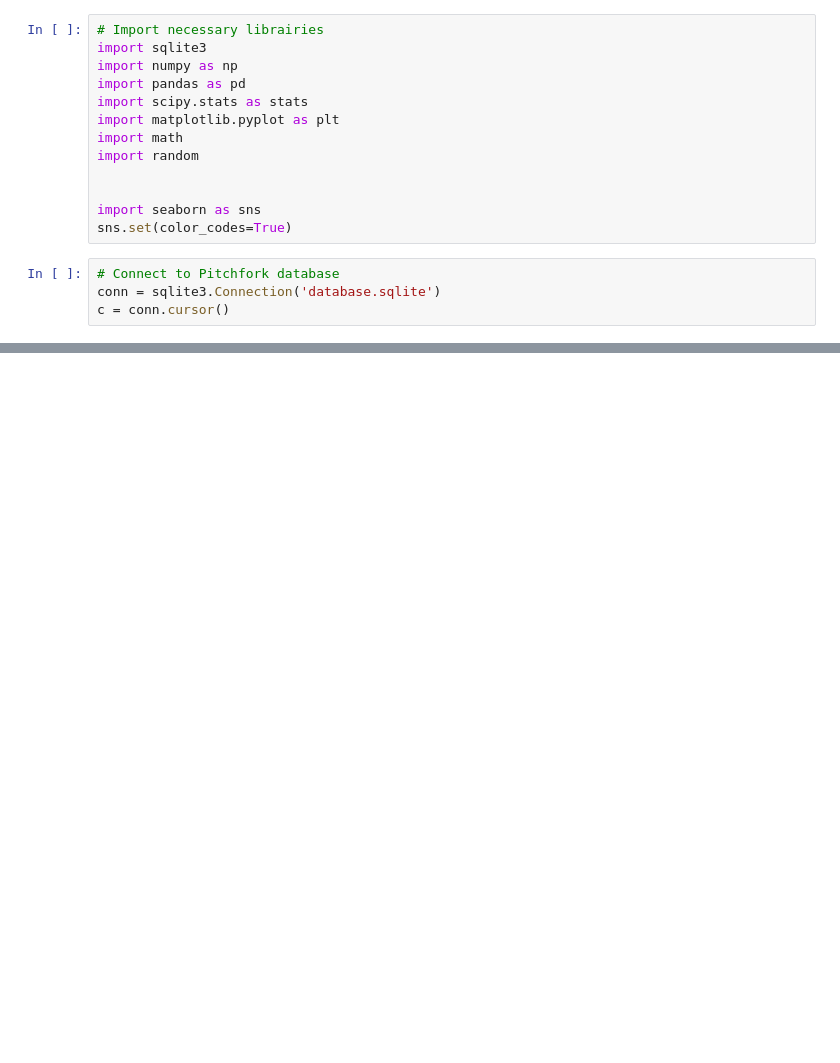
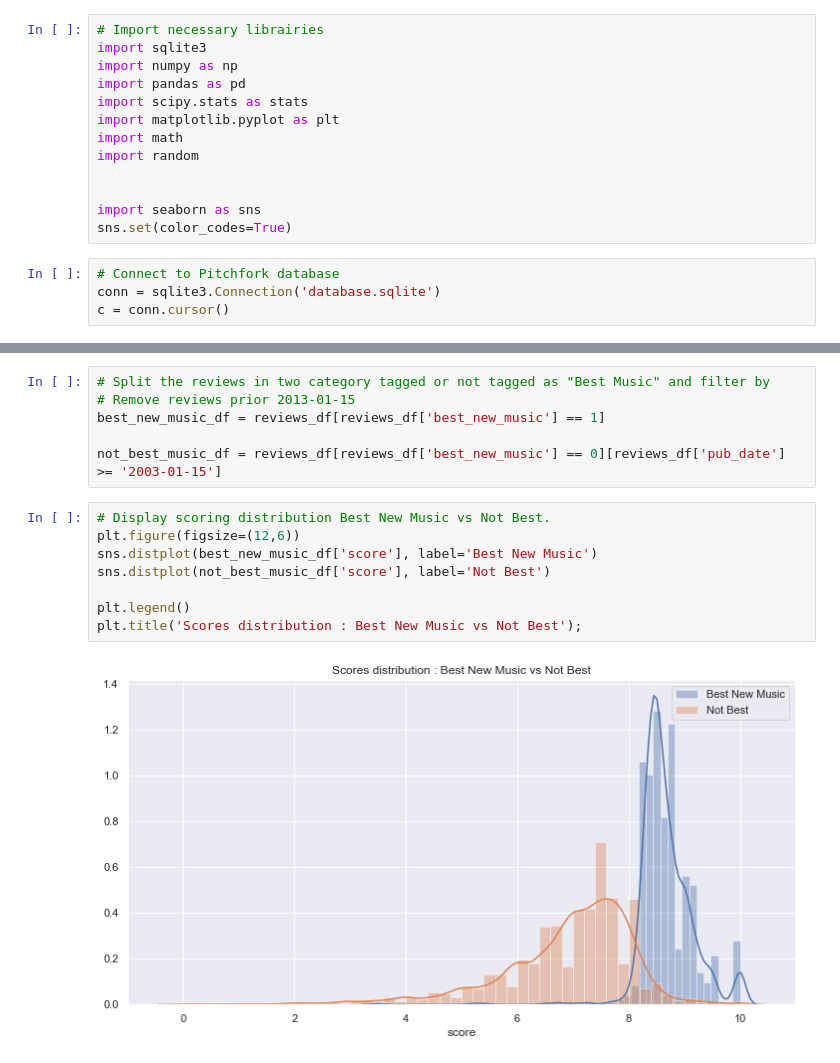
Before and after one commit to lindseyberlin/Revised-Module-3-Project, a Jupyter notebook: Question3 - Score Threshold.ipynb, the cells around one changed output, grey strips where cells are left out. Cells and saved outputs as stored; diff of their text form; blank space fills up the shorter version.

```diff
--- a/Question3 - Score Threshold.ipynb
+++ b/Question3 - Score Threshold.ipynb
@@ -83,0 +96,16 @@ stats.skew(rap_df['score']), stats.kurtosis(rap_df['score'])
+# %%
+# Split the reviews in two category tagged or not tagged as "Best Music" and filter by
+# Remove reviews prior 2013-01-15
+best_new_music_df = reviews_df[reviews_df['best_new_music'] == 1]
+
+not_best_music_df = reviews_df[reviews_df['best_new_music'] == 0][reviews_df['pub_date'] >= '2003-01-15']
+# %%
+# Display scoring distribution Best New Music vs Not Best.
+plt.figure(figsize=(12,6))
+sns.distplot(best_new_music_df['score'], label='Best New Music')
+sns.distplot(not_best_music_df['score'], label='Not Best')
+
+plt.legend()
+plt.title('Scores distribution : Best New Music vs Not Best');
+# %% [output]
+[figure, added]
```
Also changed, not shown: parts of 22 cells of this notebook.
